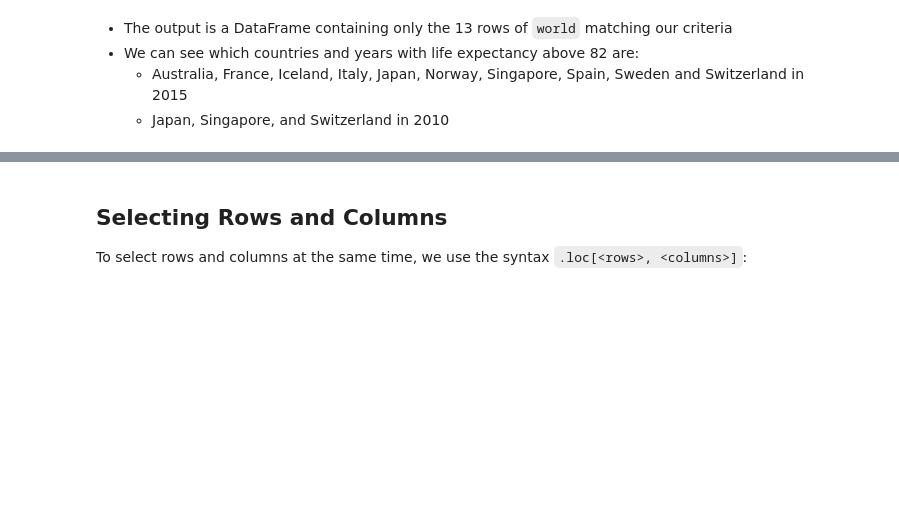
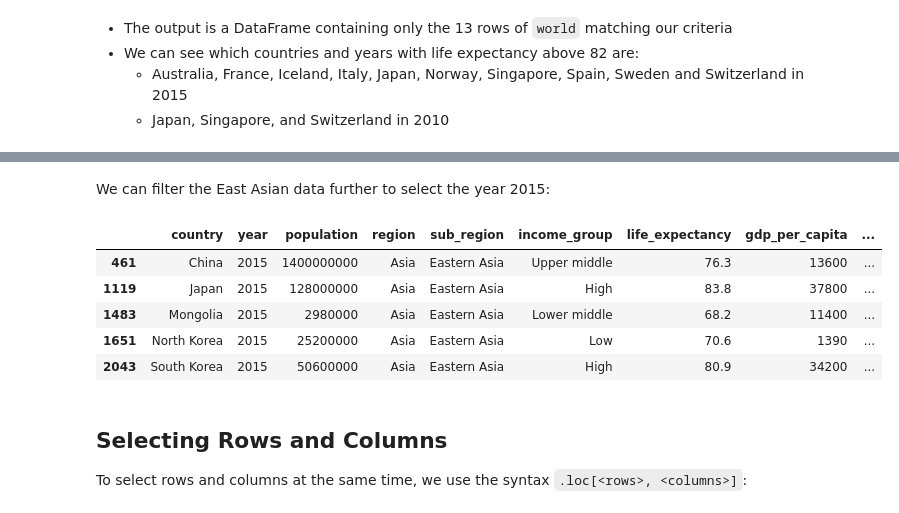
Before and after one commit to jenfly/datajam-python, a Jupyter notebook: 1-pandas.ipynb, the cells around one changed output, grey strips where cells are left out. Cells and saved outputs as stored; diff of their text form; code cells hidden in the pictures; blank space fills up the shorter version.

```diff
--- a/1-pandas.ipynb
+++ b/1-pandas.ipynb
@@ -499,3 +508,15 @@ canada.head()
+# %% [markdown]
+We can filter the East Asian data further to select the year 2015:
+# %%
+east_asia_2015 = east_asia[east_asia['year'] == 2015]
+east_asia_2015
+# %% [output]
+|  | country | year | population | region | sub_region | income_group | life_expectancy | gdp_per_capita | ... |
+| 461 | China | 2015 | 1400000000 | Asia | Eastern Asia | Upper middle | 76.3 | 13600 | ... |
+| 1119 | Japan | 2015 | 128000000 | Asia | Eastern Asia | High | 83.8 | 37800 | ... |
+| 1483 | Mongolia | 2015 | 2980000 | Asia | Eastern Asia | Lower middle | 68.2 | 11400 | ... |
+| 1651 | North Korea | 2015 | 25200000 | Asia | Eastern Asia | Low | 70.6 | 1390 | ... |
+| 2043 | South Korea | 2015 | 50600000 | Asia | Eastern Asia | High | 80.9 | 34200 | ... |
 # %% [markdown]
 ## Selecting Rows and Columns
 
```
Also changed, not shown: parts of 12 cells of this notebook.
